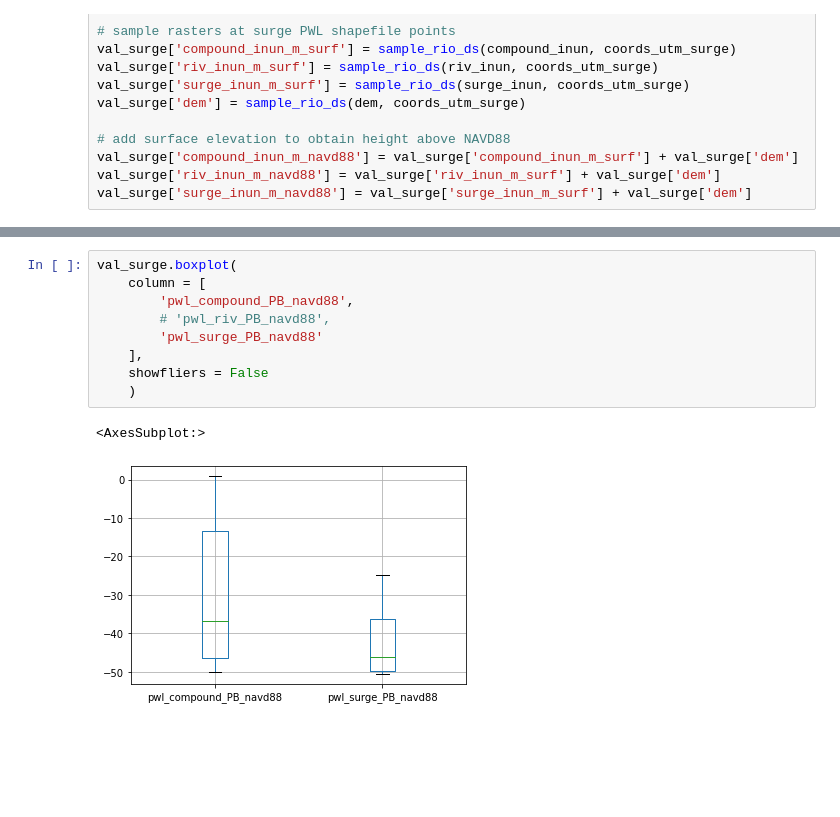
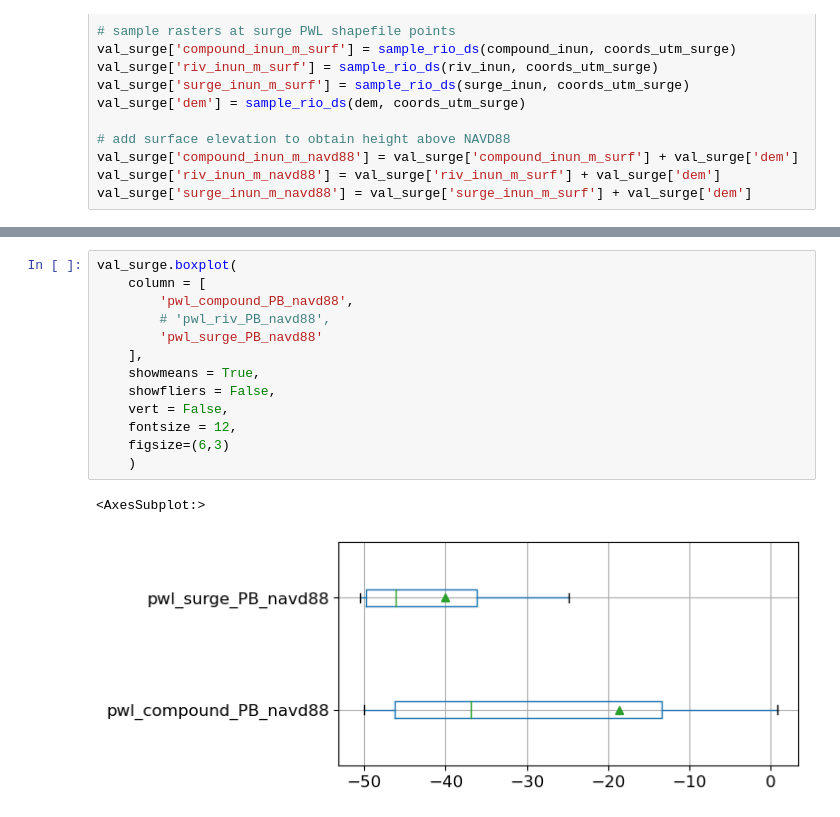
Before and after one commit to ankitghanghas/flood_are_here_si_2022, a Jupyter notebook: join_for_validation.ipynb, the cells around one changed output, grey strips where cells are left out. Drawn from its saved outputs; the diff is of its cells as text; blank space fills up the shorter version.

```diff
--- a/join_for_validation.ipynb
+++ b/join_for_validation.ipynb
@@ -141,12 +148,16 @@ array([[<AxesSubplot:title={'center':'pwl_compound_PB_navd88'}>]],
 # %%
 val_surge.boxplot(
     column = [
         'pwl_compound_PB_navd88',
         # 'pwl_riv_PB_navd88',
         'pwl_surge_PB_navd88'
     ],
-    showfliers = False
+    showmeans = True,
+    showfliers = False,
+    vert = False,
+    fontsize = 12,
+    figsize=(6,3)
     )
 # %% [output]
 <AxesSubplot:>
-[figure, old version]
+[figure, new version]
```
Also changed, not shown: parts of 6 cells of this notebook.
